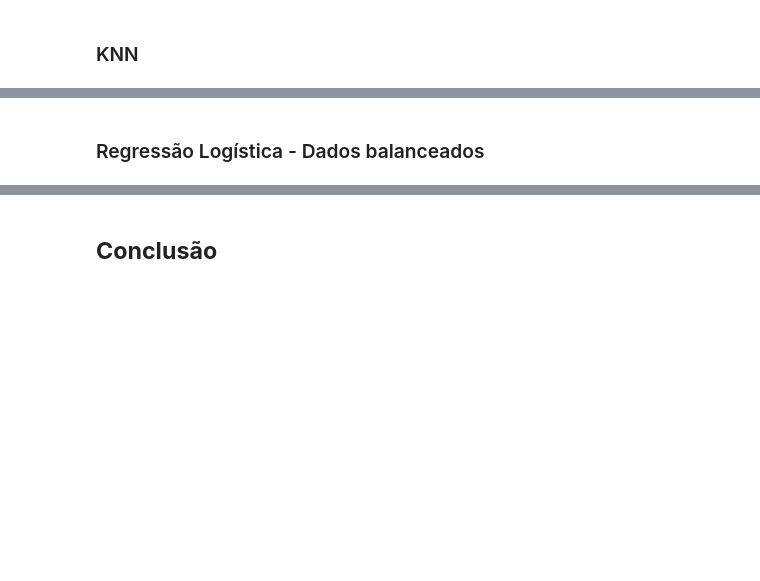
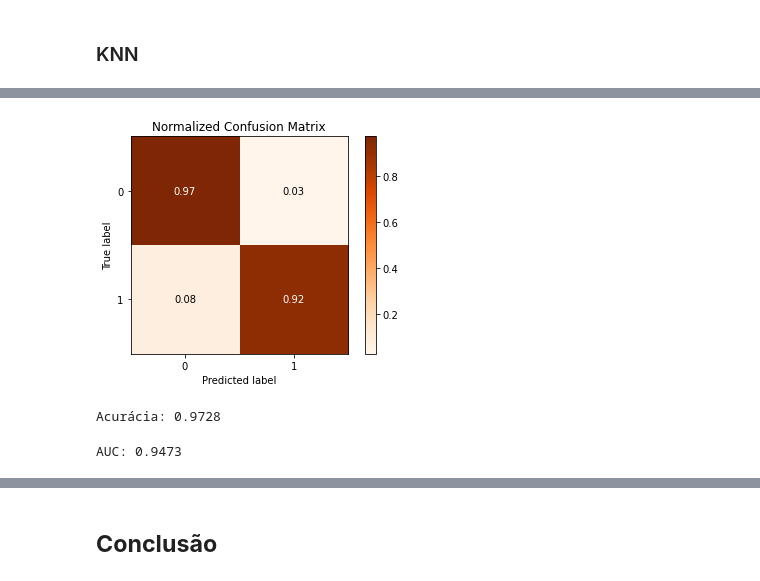
Before and after one commit to rodrigomaria/portfolio-data-science, a Jupyter notebook: Detecção_de_Fraude_em_Cartões_de_Crédito.ipynb, the cells around one changed output, grey strips where cells are left out. Saved outputs shown, nothing was run; the diff lists cells and outputs as text; code cells hidden in the pictures; blank space fills up the shorter version.

```diff
--- a/Detecção_de_Fraude_em_Cartões_de_Crédito.ipynb
+++ b/Detecção_de_Fraude_em_Cartões_de_Crédito.ipynb
@@ -338,9 +481,0 @@ Após o balanceamento de nosso *Dataframe*, iremos reconstruir os mesmos modelos
-# %%
-# instanciar o modelo
-model_logistic_regression_balanced = LogisticRegression()
-
-# treinamento do modelo
-model_logistic_regression_balanced.fit(X_random_under_sampler, y_random_under_sampler)
-
-# fazer previsões em cima de novos dados
-y_pred_logistic_regression_balanced = model_logistic_regression_balanced.predict(X_test)
@@ -349,12 +482,3 @@ y_pred_logistic_regression_balanced = model_logistic_regression_balanced.predict
-# %%
-# instanciar o modelo e escolher os hyperparameters
-model_decision_tree_balanced = DecisionTreeClassifier(max_depth=4, criterion="entropy")
-
-# treinamento do modelo
-model_decision_tree_balanced.fit(X_random_under_sampler, y_random_under_sampler)
-
-# fazer previsões em cima de novos dados
-y_pred_decision_tree_balanced = model_decision_tree_balanced.predict(X_test)
 # %% [markdown]
 ### KNN
 # %%
@@ -384,23 +512,27 @@ print(classification_report(y_test, y_pred_logistic_regression_unbalanced))
 # %%
 # importar a função skplt
 import scikitplot as skplt
 
 # criar uma matriz de confusão
-skplt.metrics.plot_confusion_matrix(y_test, y_pred_logistic_regression_unbalanced, normalize=True, cmap='Reds')
+skplt.metrics.plot_confusion_matrix(y_test, y_pred_knn_balanced, normalize=True, cmap='Oranges')
 plt.show()
+# %% [output]
+[figure, added]
 # %%
 # importar a função accuracy_score
 from sklearn.metrics import accuracy_score
 
 # imprimir a acurácia do modelo
-result_accuracy_logistic_regression_unbalanced = accuracy_score(y_test, y_pred_logistic_regression_unbalanced)
-print("Acurácia: {:.4f}\n".format(result_accuracy_logistic_regression_unbalanced))
+result_accuracy_knn_balanced = accuracy_score(y_test, y_pred_knn_balanced)
+print(f"Acurácia: {result_accuracy_knn_balanced:.4f}\n")
+# %% [output]
+Acurácia: 0.9728
 # %%
 # importar a função auc
 from sklearn.metrics import roc_auc_score
 
 # imprimir a área sob a curva
-result_auc_logistic_regression_unbalanced = roc_auc_score(y_test, y_pred_logistic_regression_unbalanced)
-print("AUC: {:.4f}\n".format(result_auc_logistic_regression_unbalanced))
+result_auc_knn_balanced = roc_auc_score(y_test, y_pred_knn_balanced)
+print(f"AUC: {result_auc_knn_balanced:.4f}\n")
+# %% [output]
+AUC: 0.9473
-# %% [markdown]
-### Regressão Logística - Dados balanceados
```
Also changed, not shown: parts of 66 cells of this notebook.
